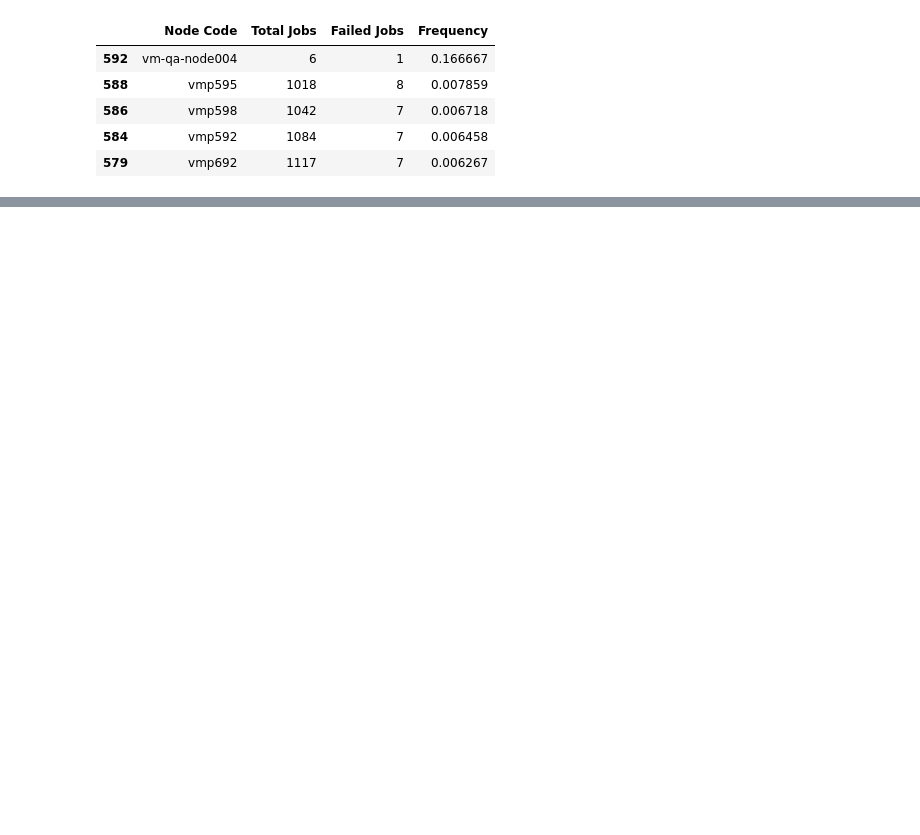
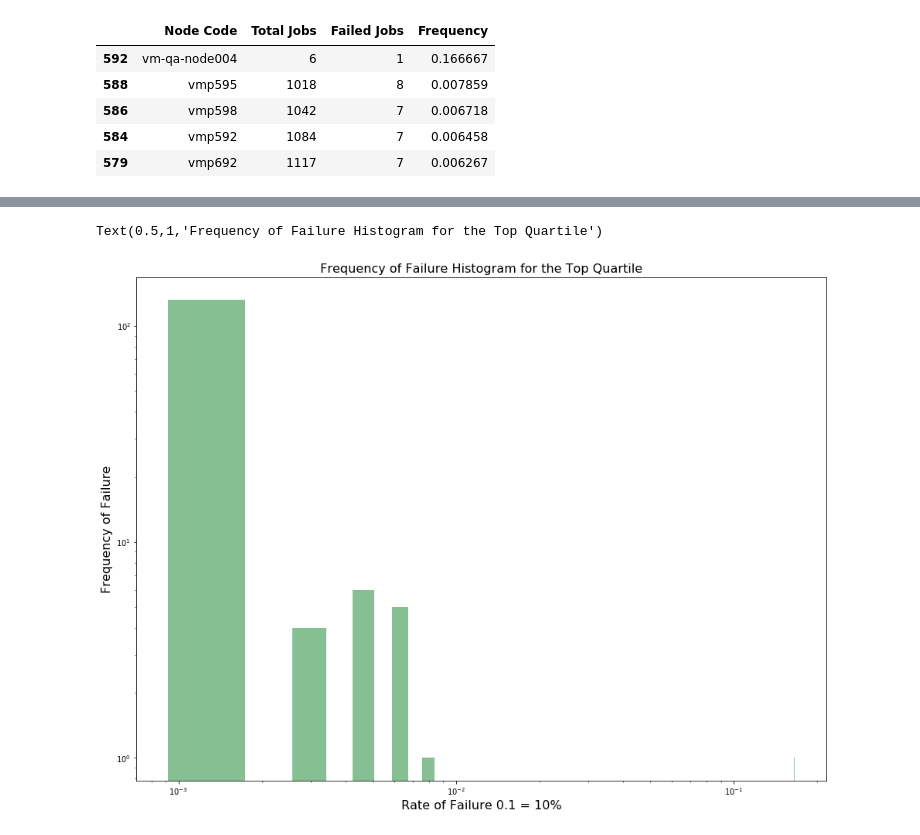
Before and after one commit to Cjcarlevato/data-question-2-dream-crushers, a Jupyter notebook: ACCREdata.ipynb, the cells around one changed output, grey strips where cells are left out. Saved outputs shown, nothing was run; the diff lists cells and outputs as text; code cells hidden in the pictures; blank space fills up the shorter version.

```diff
--- a/ACCREdata.ipynb
+++ b/ACCREdata.ipynb
@@ -341,0 +177,10 @@ NameError: name 'scatterplot' is not defined
+# %%
+subset_filter.hist(column='Frequency', bins=100, grid=False, figsize=(16,12), color='#86bf91', zorder=2, rwidth=0.5,)
+plt.xlabel("Rate of Failure 0.1 = 10%", fontsize=16)
+plt.semilogx()
+plt.semilogy()
+plt.ylabel("Frequency of Failure", fontsize=16)
+plt.title("Frequency of Failure Histogram for the Top Quartile", fontsize=16)
+# %% [output]
+Text(0.5,1,'Frequency of Failure Histogram for the Top Quartile')
+[figure, added]
```
Also changed, not shown: parts of 38 cells of this notebook.
